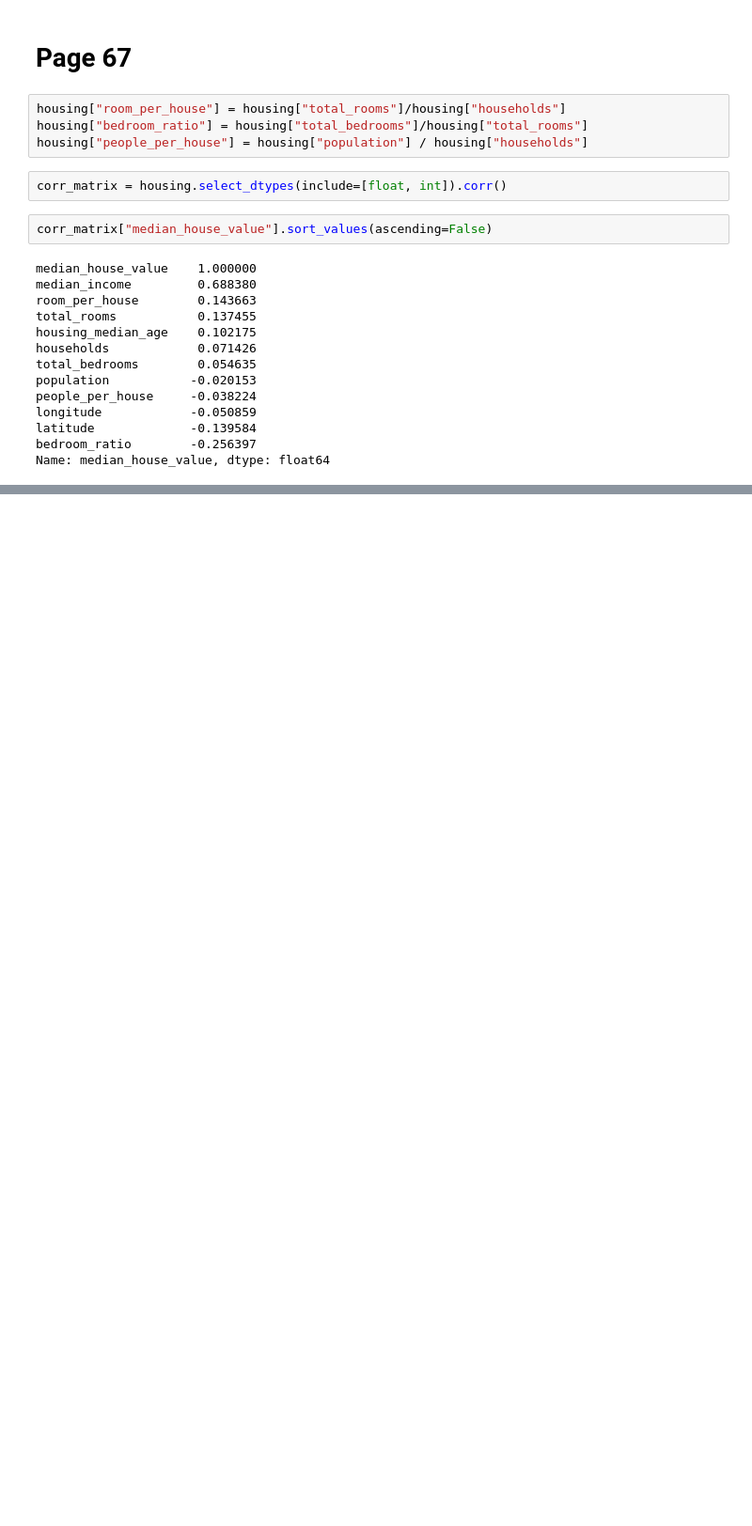
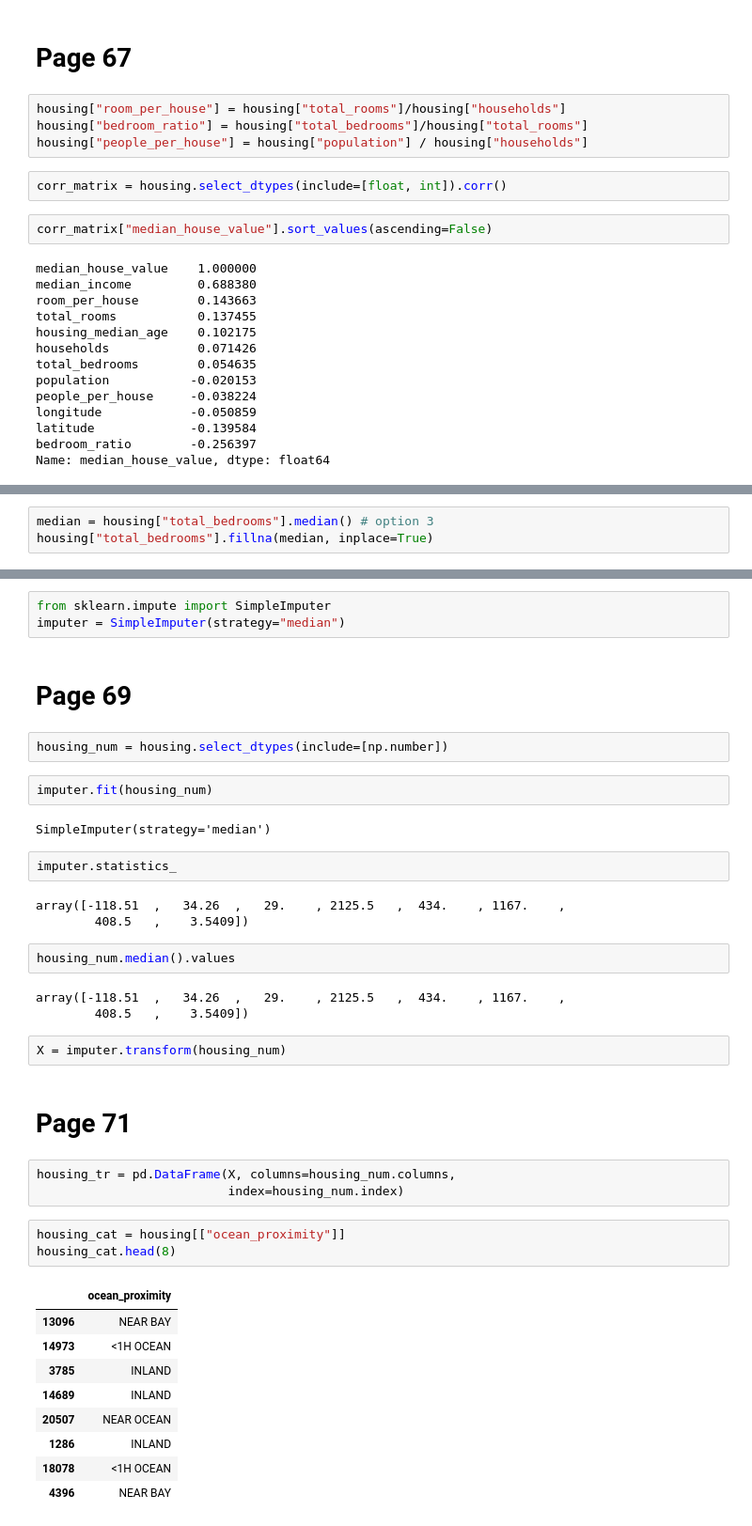
Before and after one commit to AkshatSahay72/Hand-On-Machine-Learning, a Jupyter notebook: 02-EndToEndMachineLearningProject.ipynb, the cells around one changed output, grey strips where cells are left out. Shown at 94% size. Saved outputs shown, nothing was run; the diff lists cells and outputs as text; blank space fills up the shorter version.

Commit message:
till page 80 learned about transformers and how to work with custom transformer

```diff
--- a/02-EndToEndMachineLearningProject.ipynb
+++ b/02-EndToEndMachineLearningProject.ipynb
@@ -249,0 +271,3 @@ sa
+# %%
+median = housing["total_bedrooms"].median() # option 3
+housing["total_bedrooms"].fillna(median, inplace=True)
@@ -249,0 +281,41 @@ sa
+# %%
+from sklearn.impute import SimpleImputer
+imputer = SimpleImputer(strategy="median")
+# %% [markdown]
+# Page 69
+# %%
+housing_num = housing.select_dtypes(include=[np.number])
+# %%
+imputer.fit(housing_num)
+# %% [output]
+SimpleImputer(strategy='median')
+# %%
+imputer.statistics_
+# %% [output]
+array([-118.51  ,   34.26  ,   29.    , 2125.5   ,  434.    , 1167.    ,
+        408.5   ,    3.5409])
+# %%
+housing_num.median().values
+# %% [output]
+array([-118.51  ,   34.26  ,   29.    , 2125.5   ,  434.    , 1167.    ,
+        408.5   ,    3.5409])
+# %%
+X = imputer.transform(housing_num)
+# %% [markdown]
+# Page 71
+# %%
+housing_tr = pd.DataFrame(X, columns=housing_num.columns,
+                          index=housing_num.index)
+# %%
+housing_cat = housing[["ocean_proximity"]]
+housing_cat.head(8)
+# %% [output]
+|  | ocean_proximity |
+| 13096 | NEAR BAY |
+| 14973 | <1H OCEAN |
+| 3785 | INLAND |
+| 14689 | INLAND |
+| 20507 | NEAR OCEAN |
+| 1286 | INLAND |
+| 18078 | <1H OCEAN |
+| 4396 | NEAR BAY |
```
Also changed, not shown: parts of 30 cells of this notebook.
